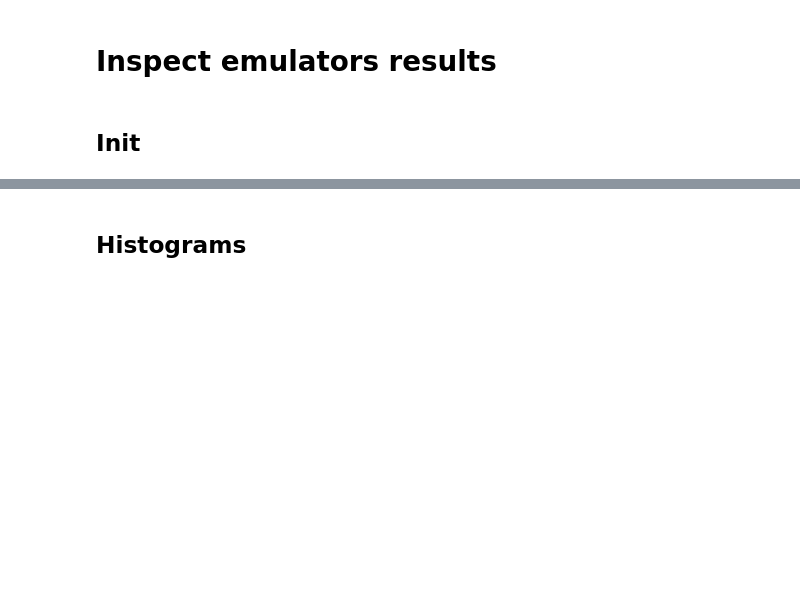
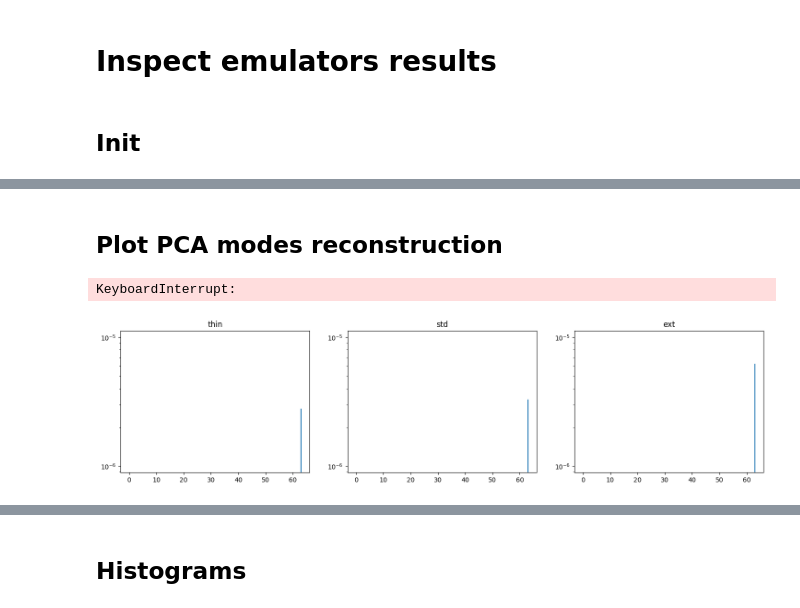
Before and after one commit to emiliobellini/emu_like, a Jupyter notebook: scripts/inspect_training.ipynb, the cells around one changed output, grey strips where cells are left out. Saved outputs shown, nothing was run; the diff lists cells and outputs as text; code cells hidden in the pictures; blank space fills up the shorter version.

```diff
--- a/scripts/inspect_training.ipynb
+++ b/scripts/inspect_training.ipynb
@@ -221,0 +295,22 @@ class EmuData(object):
+# %% [markdown]
+## Plot PCA modes reconstruction
+# %%
+tot_n_pca = 64
+n_ell = 2999
+
+mean_abs_rel_diff_per_ell = {}
+mean_abs_rel_diff = {}
+
+for ndt, dt in enumerate(dataset_ranges):
+    mean_abs_rel_diff_per_ell[dt] = np.zeros((tot_n_pca, n_ell))
+    for n_pca in range(tot_n_pca):
+        y_pca = emudata[paths_emu[0]].get_y_data(
+            y_data[dt],
+            want_scaling=False,
+            want_pca=False,
+            select_pca_modes=range(n_pca))
+        rel_diff = y_pca/y_data[dt] - 1.
+        mean_abs_rel_diff_per_ell[dt][n_pca] = np.mean(np.abs(rel_diff), axis=0)
+    mean_abs_rel_diff[dt] = np.mean(mean_abs_rel_diff_per_ell[dt], axis=1)
+# %% [output]
+KeyboardInterrupt:
@@ -221,0 +334,37 @@ class EmuData(object):
+# %%
+fig, axs = plt.subplots(1, len(dataset_ranges),
+                        figsize=(6 * len(dataset_ranges), 4),
+                        squeeze=False)
+
+cmap = plt.cm.spring
+norm = plt.Normalize(vmin=0, vmax=tot_n_pca - 1)
+sm = plt.cm.ScalarMappable(norm=norm, cmap=cmap)
+sm.set_array([])  # needed for the colorbar
+
+for ndt, dt in enumerate(dataset_ranges):
+    axs[0, ndt].set_title(dt)
+    data = mean_abs_rel_diff_per_ell[dt]
+
+    colors = cmap(norm(np.arange(data.shape[0])))
+    for mode_idx, color in enumerate(colors):
+        axs[0, ndt].plot(data[mode_idx], color=color, alpha=0.9)
+
+    axs[0, ndt].set_yscale('log')
+
+fig.colorbar(sm, ax=axs.ravel().tolist(),
+             label='PCA mode index',
+             fraction=0.03, pad=0.06)
+# %%
+fig, axs = plt.subplots(1, len(dataset_ranges),
+                        figsize=(6 * len(dataset_ranges), 4),
+                        squeeze=False)
+
+for ndt, dt in enumerate(dataset_ranges):
+    axs[0, ndt].set_title(dt)
+    data = mean_abs_rel_diff[dt]
+
+    axs[0, ndt].plot(data)
+
+    axs[0, ndt].set_yscale('log')
+# %% [output]
+[figure, added]
```
Also changed, not shown: parts of 18 cells of this notebook, 6 other files.
